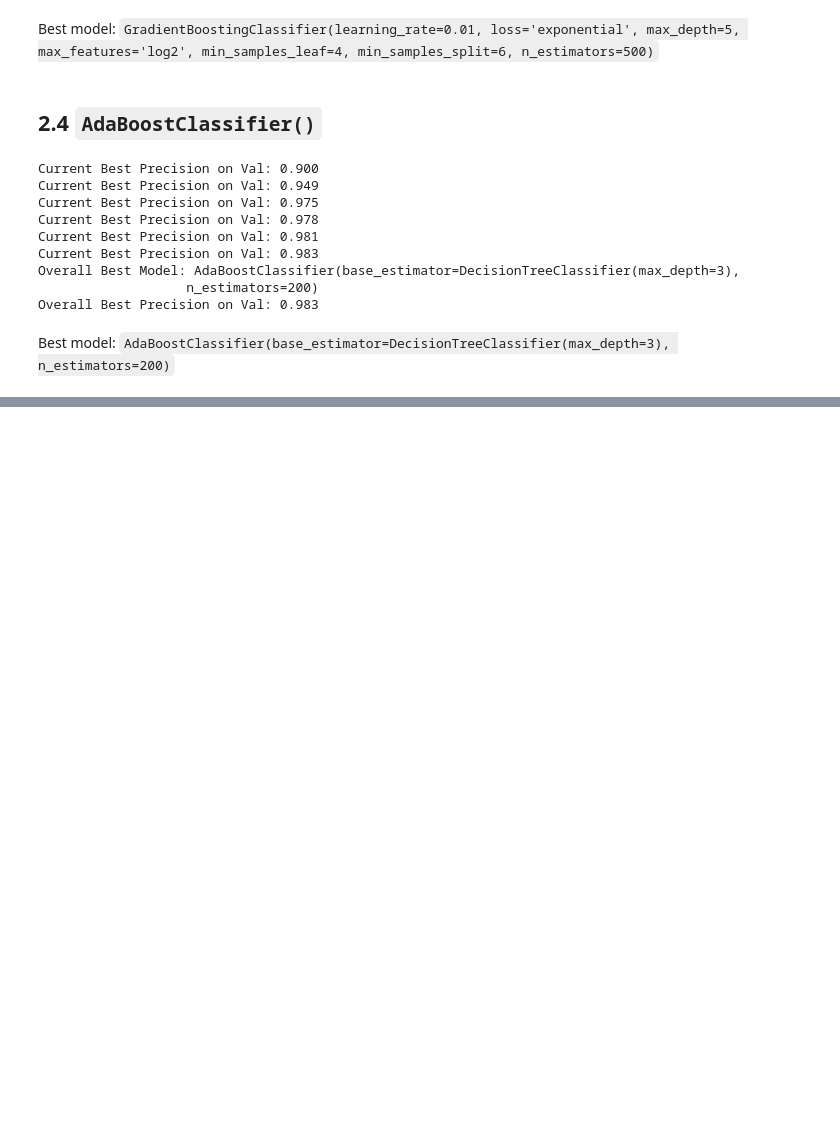
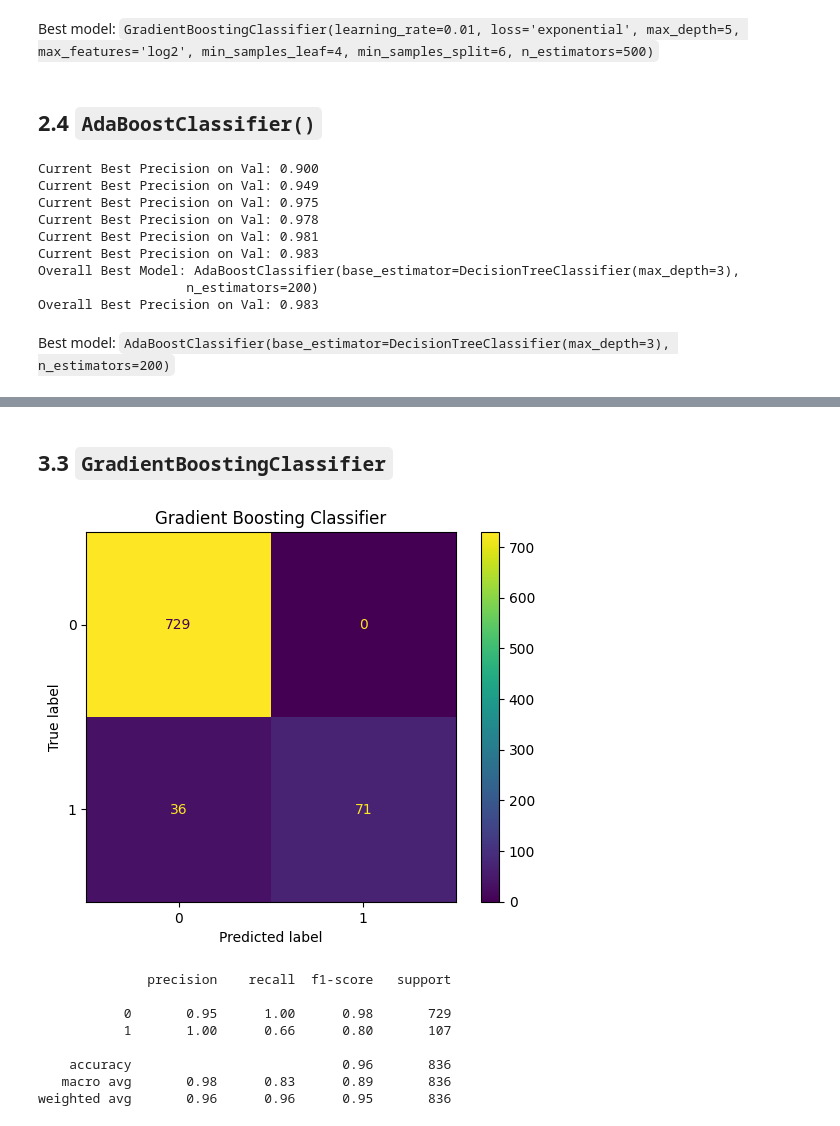
Before and after one commit to sampadk04/Applied_ML_Assignments, a Jupyter notebook: sms_spam_detection/train.ipynb, the cells around one changed output, grey strips where cells are left out. Drawn from its saved outputs; the diff is of its cells as text; code cells hidden in the pictures; blank space fills up the shorter version.

```diff
--- a/sms_spam_detection/train.ipynb
+++ b/sms_spam_detection/train.ipynb
@@ -261,0 +312,22 @@ Best model: `AdaBoostClassifier(base_estimator=DecisionTreeClassifier(max_depth=
+# %% [markdown]
+## 3.3 `GradientBoostingClassifier`
+# %%
+y_test_hat = best_gbc.predict(X_test)
+
+# show confusion matrix
+cm_display = ConfusionMatrixDisplay.from_predictions(y_test, y_test_hat, values_format='.5g')
+plt.title("Gradient Boosting Classifier")
+plt.show()
+
+# print the classification report
+print(classification_report(y_test, y_test_hat))
+# %% [output]
+[figure, added]
+              precision    recall  f1-score   support
+
+           0       0.95      1.00      0.98       729
+           1       1.00      0.66      0.80       107
+
+    accuracy                           0.96       836
+   macro avg       0.98      0.83      0.89       836
+weighted avg       0.96      0.96      0.95       836
```
Also changed, not shown: parts of 11 cells of this notebook.
